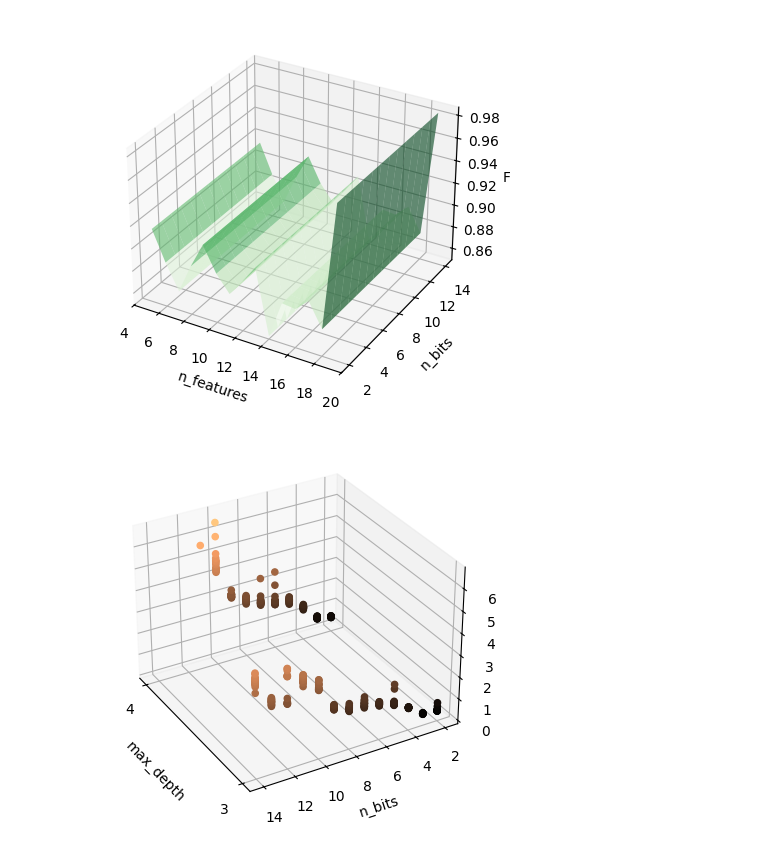
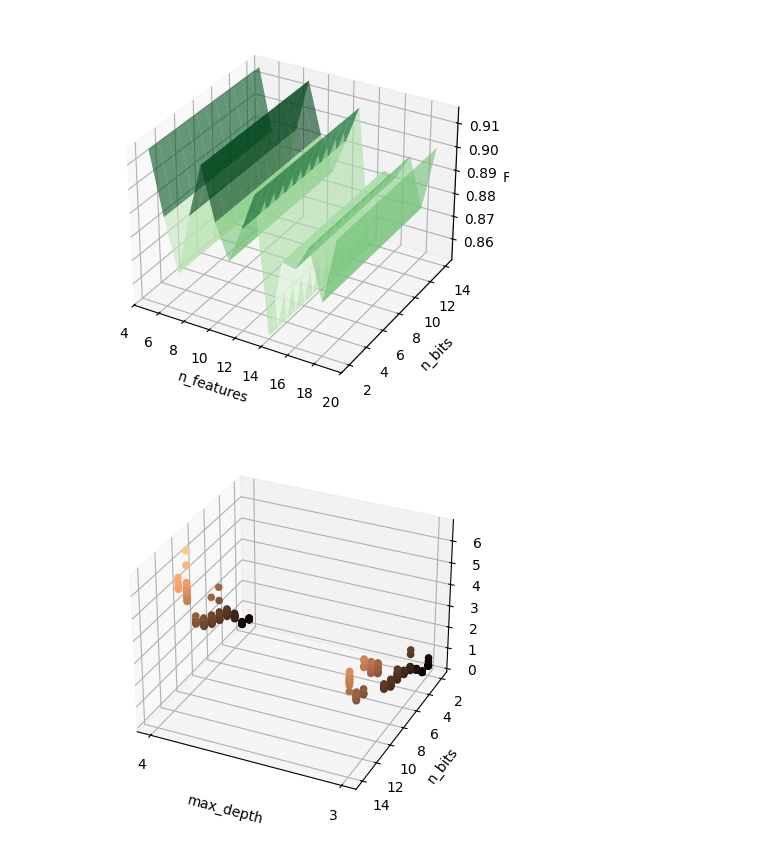
Before and after one commit to msicilia/exp-concreteml, a Jupyter notebook: explore.ipynb, the cells around one changed output. Saved outputs shown, nothing was run; the diff lists cells and outputs as text; code cells hidden in the pictures.

```diff
--- a/explore.ipynb
+++ b/explore.ipynb
@@ -6,6 +6,7 @@ import pandas as pd
 stats_fhe = pd.read_csv('./stats_FHERandomForestClassifier.csv')
 stats = pd.read_csv('./stats_RandomForestClassifier.csv')
 stats.drop_duplicates(subset=["max_depth", "n_features", "n_bits"], inplace=True)
+stats = stats[stats["max_depth"] < 5]
 # %%
 stats_fhe
 # %% [output]
@@ -83,25 +84,25 @@ ax.yaxis.set_major_locator(MaxNLocator(integer=True))
 ax.set_ylabel('n_bits')
 ax.set_zlabel('F1');
 # %% [output]
-[figure, old version]
+[figure, new version]
 # %%
 fig = plt.figure()
 ax = plt.axes(projection='3d')
 X = stats_fhe['max_depth']
 Y = stats_fhe['n_bits']
 Z = stats_fhe['pred_time_instance']
 ax.set_xlabel('max_depth')
 ax.scatter3D(X, Y, Z, c=Z, cmap='copper', alpha=1.0)
 ax.xaxis.set_major_locator(MaxNLocator(integer=True))
 
 ax.yaxis.set_major_locator(MaxNLocator(integer=True))
 sample = stats.sample(frac=0.5)
 X = sample['n_features']
 Y = sample['n_bits']
 Z = sample['prediction_time']
 ax.set_ylabel('n_bits')
 ax.set_zlabel('F1');
-ax.view_init(30, 150)
+ax.view_init(30, 115)
 #ax.scatter3D(X, Y, Z, c=Z, cmap='Greens', alpha=0.05)
 # %% [output]
-[figure, old version]
+[figure, new version]
```
Also changed, not shown: parts of 3 cells of this notebook.
